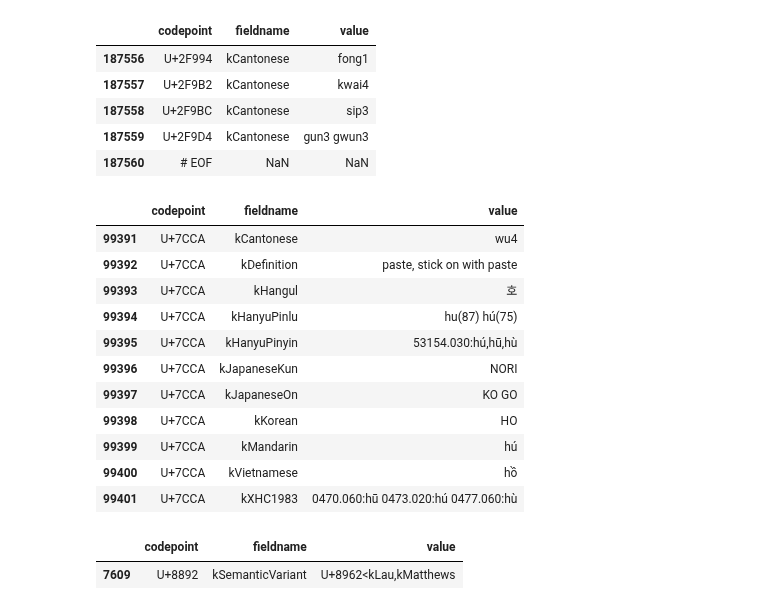
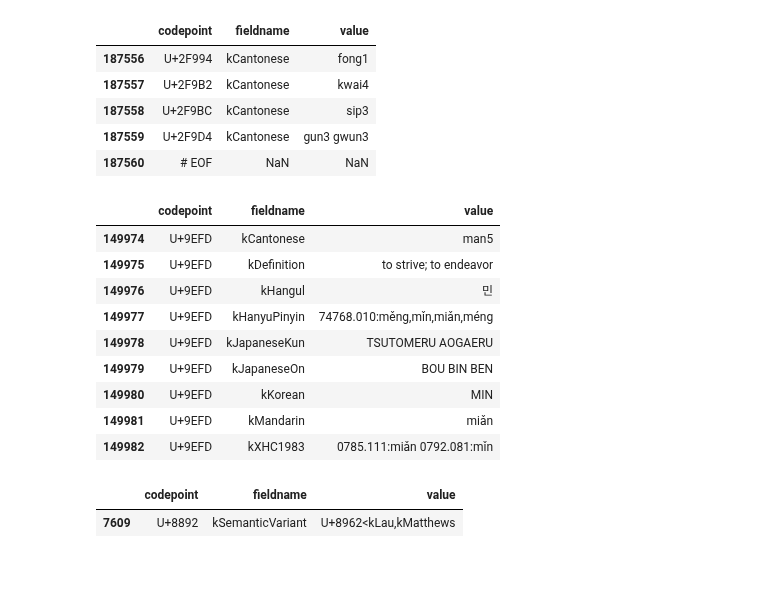
Before and after one commit to alexamies/chinesenotes.com, a Jupyter notebook: python/unihan.ipynb, the cells around one changed output. Drawn from its saved outputs; the diff is of its cells as text; code cells hidden in the pictures; blank space fills up the shorter version.

```diff
--- a/python/unihan.ipynb
+++ b/python/unihan.ipynb
@@ -32,23 +32,21 @@ readings.tail()
 | 187559 | U+2F9D4 | kCantonese | gun3 gwun3 |
 | 187560 | # EOF | NaN | NaN |
 # %%
-chinese = u'糊'
+chinese = u'黽'
 cp = 'U+' + hex(ord(chinese)).replace('0x', '').upper()
 chineseDf = readings[readings.codepoint == cp]
 chineseDf
 # %% [output]
 |  | codepoint | fieldname | value |
-| 99391 | U+7CCA | kCantonese | wu4 |
-| 99392 | U+7CCA | kDefinition | paste, stick on with paste |
-| 99393 | U+7CCA | kHangul | 호 |
-| 99394 | U+7CCA | kHanyuPinlu | hu(87) hú(75) |
-| 99395 | U+7CCA | kHanyuPinyin | 53154.030:hú,hū,hù |
-| 99396 | U+7CCA | kJapaneseKun | NORI |
-| 99397 | U+7CCA | kJapaneseOn | KO GO |
-| 99398 | U+7CCA | kKorean | HO |
-| 99399 | U+7CCA | kMandarin | hú |
-| 99400 | U+7CCA | kVietnamese | hồ |
-| 99401 | U+7CCA | kXHC1983 | 0470.060:hū 0473.020:hú 0477.060:hù |
+| 149974 | U+9EFD | kCantonese | man5 |
+| 149975 | U+9EFD | kDefinition | to strive; to endeavor |
+| 149976 | U+9EFD | kHangul | 민 |
+| 149977 | U+9EFD | kHanyuPinyin | 74768.010:měng,mǐn,miǎn,méng |
+| 149978 | U+9EFD | kJapaneseKun | TSUTOMERU AOGAERU |
+| 149979 | U+9EFD | kJapaneseOn | BOU BIN BEN |
+| 149980 | U+9EFD | kKorean | MIN |
+| 149981 | U+9EFD | kMandarin | miǎn |
+| 149982 | U+9EFD | kXHC1983 | 0785.111:miǎn 0792.081:mǐn |
 # %%
 variantsDf = variants[variants.codepoint == cp]
 variantsDf
```
Also changed, not shown: 1 other file.
